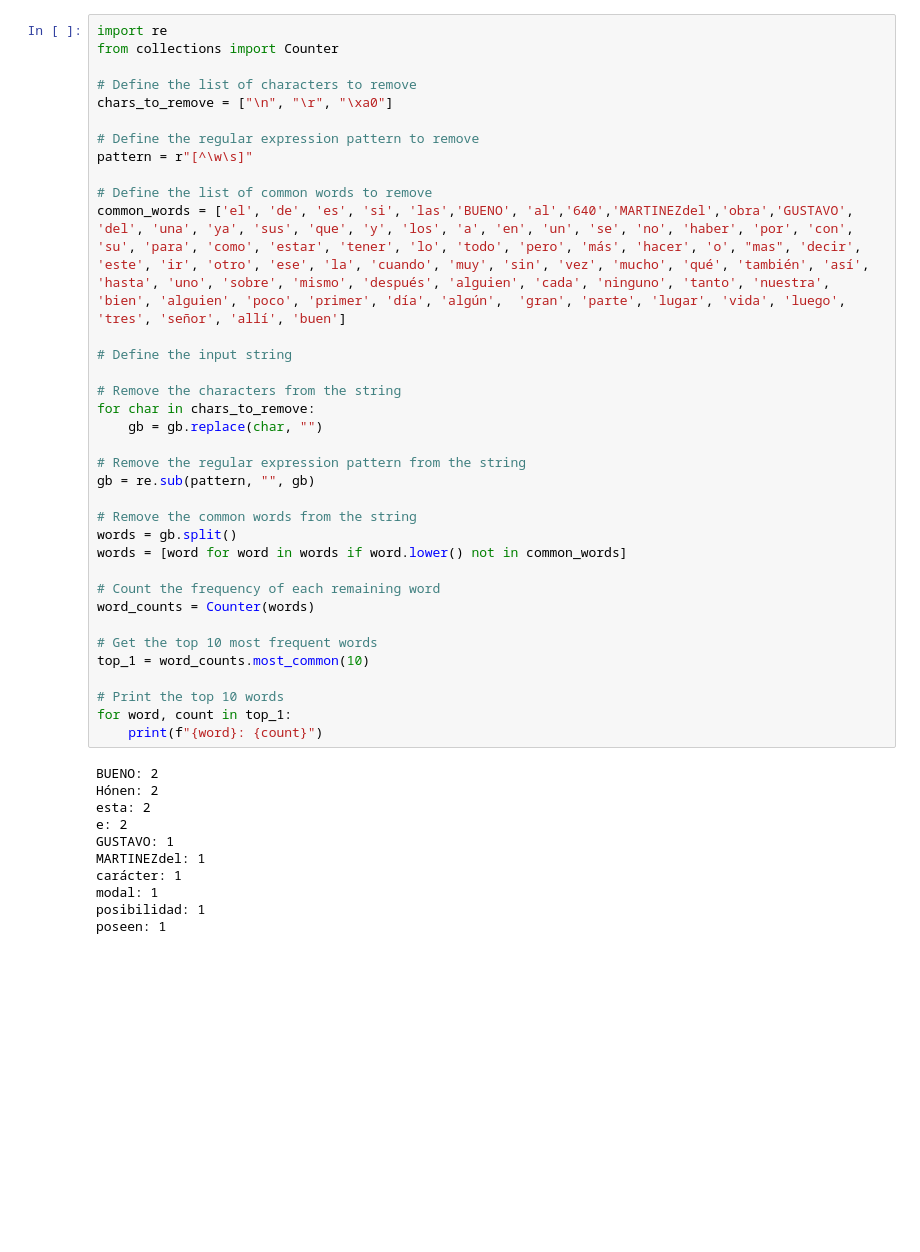
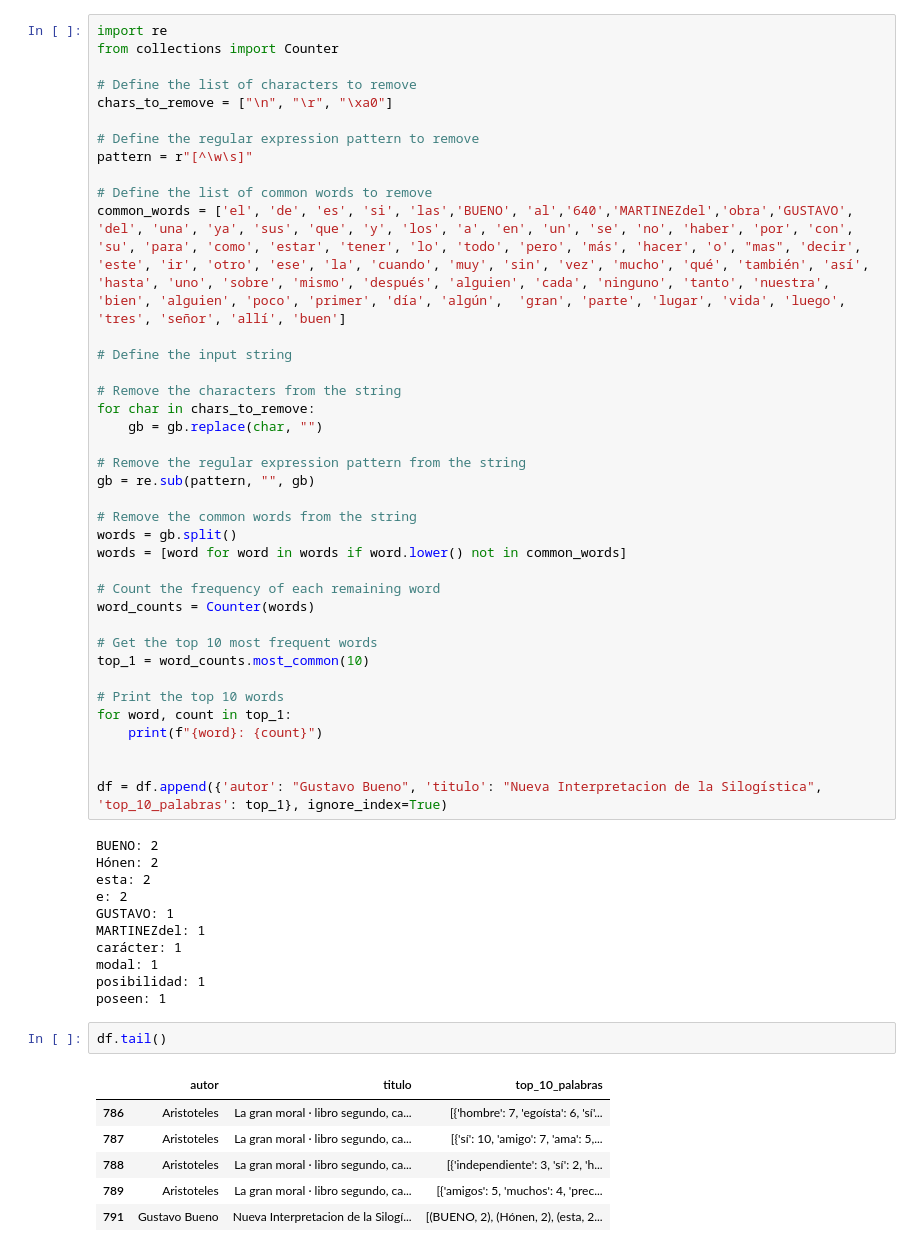
Before and after one commit to pizornpy/Proyecto-ETL, a Jupyter notebook: Main.ipynb, the cells around one changed output. Cells and saved outputs as stored; diff of their text form; blank space fills up the shorter version.

```diff
--- a/Main.ipynb
+++ b/Main.ipynb
@@ -517,6 +502,9 @@ top_1 = word_counts.most_common(10)
 # Print the top 10 words
 for word, count in top_1:
     print(f"{word}: {count}")
+
+
+df = df.append({'autor': "Gustavo Bueno", 'titulo': "Nueva Interpretacion de la Silogística", 'top_10_palabras': top_1}, ignore_index=True)
 # %% [output]
 BUENO: 2
 Hónen: 2
@@ -528,3 +516,12 @@ carácter: 1
 modal: 1
 posibilidad: 1
 poseen: 1
+# %%
+df.tail()
+# %% [output]
+|  | autor | titulo | top_10_palabras |
+| 786 | Aristoteles | La gran moral · libro segundo, ca... | [{'hombre': 7, 'egoísta': 6, 'sí'... |
+| 787 | Aristoteles | La gran moral · libro segundo, ca... | [{'sí': 10, 'amigo': 7, 'ama': 5,... |
+| 788 | Aristoteles | La gran moral · libro segundo, ca... | [{'independiente': 3, 'sí': 2, 'h... |
+| 789 | Aristoteles | La gran moral · libro segundo, ca... | [{'amigos': 5, 'muchos': 4, 'prec... |
+| 791 | Gustavo Bueno | Nueva Interpretacion de la Silogí... | [(BUENO, 2), (Hónen, 2), (esta, 2... |
```
Also changed, not shown: parts of 5 cells of this notebook, 2 other files.
